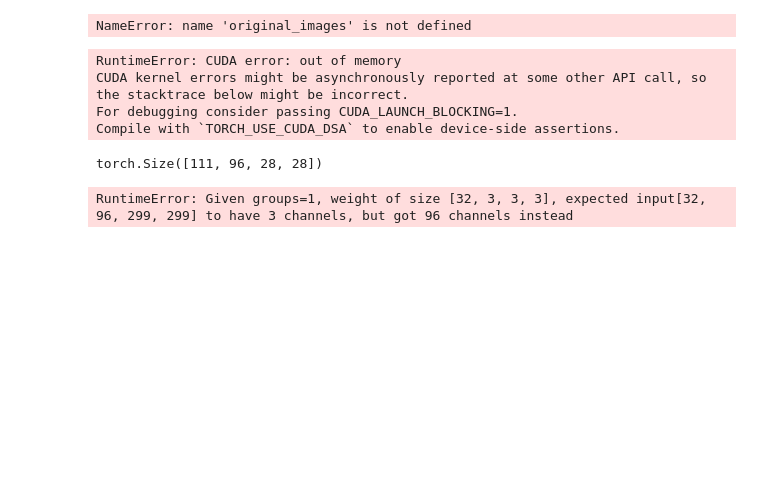
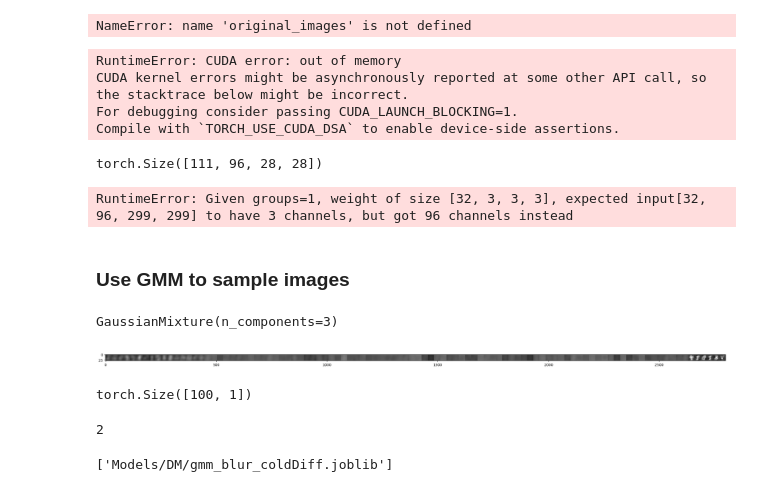
Before and after one commit to JorgeOrtizV/DiffusionModels_Project, a Jupyter notebook: coldDiff_mnist.ipynb, the cells around one changed output. Cells and saved outputs as stored; diff of their text form; code cells hidden in the pictures; blank space fills up the shorter version.

```diff
--- a/coldDiff_mnist.ipynb
+++ b/coldDiff_mnist.ipynb
@@ -413,3 +413,41 @@ fid_score = calculate_fid(mu1, sigma1, mu2, sigma2)
 print('FID score:', fid_score)
 # %% [output]
 RuntimeError: Given groups=1, weight of size [32, 3, 3, 3], expected input[32, 96, 299, 299] to have 3 channels, but got 96 channels instead
+# %% [markdown]
+### Use GMM to sample images
+# %%
+from sklearn.mixture import GaussianMixture
+
+test_dataset = torchvision.datasets.MNIST(root="./data", train=False, transform=transforms, download=True)
+test_loader = DataLoader(test_dataset, batch_size=64, shuffle=True)
+
+diffusion = coldDiff()
+
+fully_degraded_images = []
+
+for x, _ in test_loader:
+    x = x.to(device)
+    t = diffusion.sample_timesteps(x.shape[0]).to(device)
+    x_t = diffusion.blur(x, t)
+    flattened_images = x_t.view(x_t.size(0), -1).detach().cpu().numpy()
+    fully_degraded_images.extend(flattened_images)
+
+
+fully_degraded_images = np.array(fully_degraded_images)
+
+gmm = GaussianMixture(n_components=3)
+gmm.fit(fully_degraded_images)
+# %% [output]
+GaussianMixture(n_components=3)
+# %%
+n_samples = 100
+sampled_images = gmm.sample(n_samples)[0]
+initial_images = torch.tensor(sampled_images).float().to(device)
+initial_images = initial_images.view(n_samples, 1, 28, 28)
+plot_images(initial_images)
+# %% [output]
+[figure, added]
+# %%
+initial_images.shape
+# %% [output]
+torch.Size([100, 1])
@@ -415,0 +456,4 @@ RuntimeError: Given groups=1, weight of size [32, 3, 3, 3], expected input[32, 9
+# %%
+len(sampled_intensities)
+# %% [output]
+2
@@ -415,0 +462,4 @@ RuntimeError: Given groups=1, weight of size [32, 3, 3, 3], expected input[32, 9
+# %%
+joblib.dump(gmm, 'Models/DM/gmm_blur_coldDiff.joblib')
+# %% [output]
+['Models/DM/gmm_blur_coldDiff.joblib']
```
Also changed, not shown: parts of 3 cells of this notebook, 1 other file.
